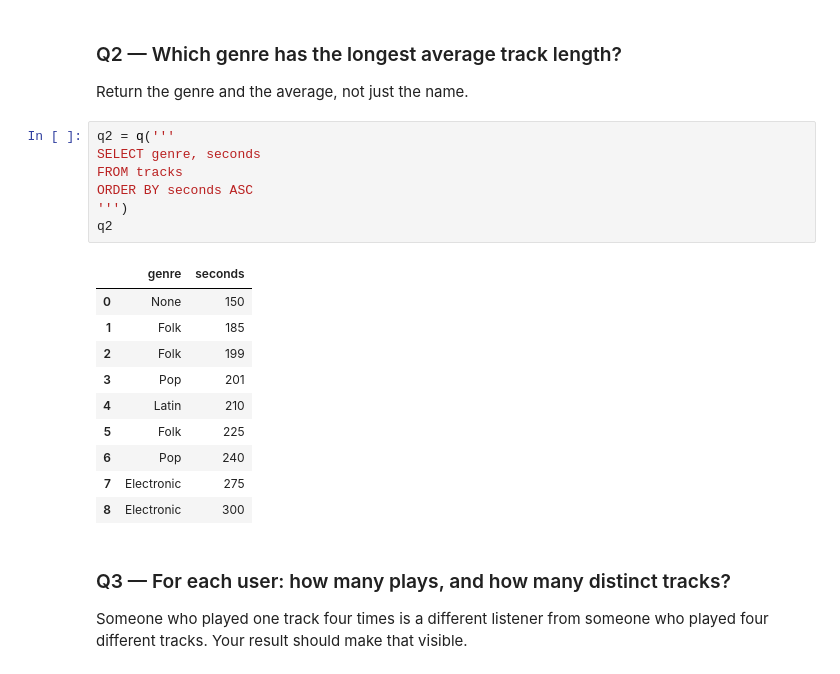
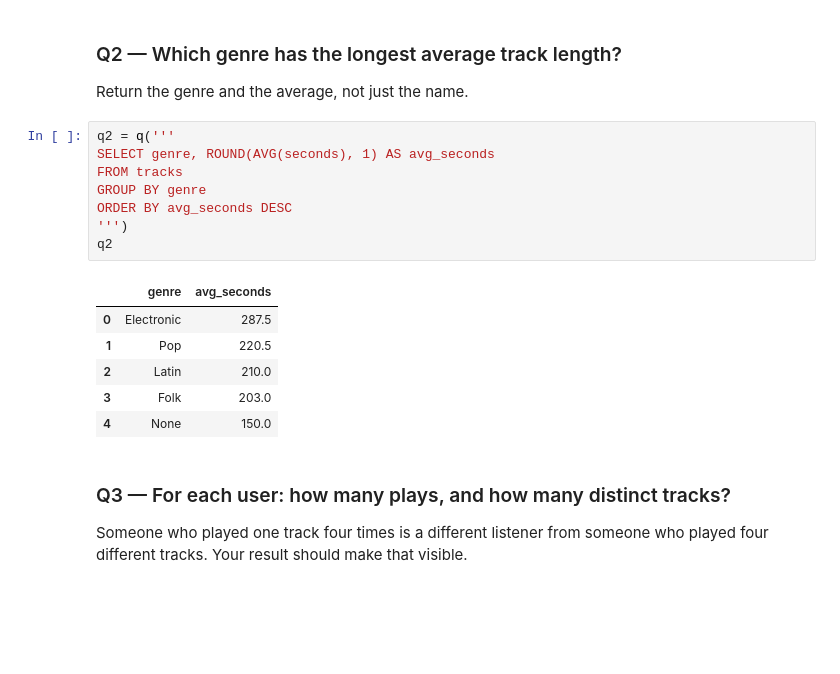
Before and after one commit to TommySnyd/ds2002-fa26, a Jupyter notebook: notebooks/02-sql-databases/2026-09-11 — SQL Challenge Set — Lab.ipynb, the cells around one changed output. Saved outputs shown, nothing was run; the diff lists cells and outputs as text; blank space fills up the shorter version.

```diff
--- a/notebooks/02-sql-databases/2026-09-11 — SQL Challenge Set — Lab.ipynb
+++ b/notebooks/02-sql-databases/2026-09-11 — SQL Challenge Set — Lab.ipynb
@@ -70,22 +70,19 @@ q1
 Return the genre and the average, not just the name.
 # %%
 q2 = q('''
-SELECT genre, seconds
+SELECT genre, ROUND(AVG(seconds), 1) AS avg_seconds
 FROM tracks
-ORDER BY seconds ASC
+GROUP BY genre
+ORDER BY avg_seconds DESC
 ''')
 q2
 # %% [output]
-|  | genre | seconds |
-| 0 | None | 150 |
-| 1 | Folk | 185 |
-| 2 | Folk | 199 |
-| 3 | Pop | 201 |
-| 4 | Latin | 210 |
-| 5 | Folk | 225 |
-| 6 | Pop | 240 |
-| 7 | Electronic | 275 |
-| 8 | Electronic | 300 |
+|  | genre | avg_seconds |
+| 0 | Electronic | 287.5 |
+| 1 | Pop | 220.5 |
+| 2 | Latin | 210.0 |
+| 3 | Folk | 203.0 |
+| 4 | None | 150.0 |
 # %% [markdown]
 ### Q3 — For each user: how many plays, and how many distinct tracks?
 
```
Also changed, not shown: parts of 2 cells of this notebook.
